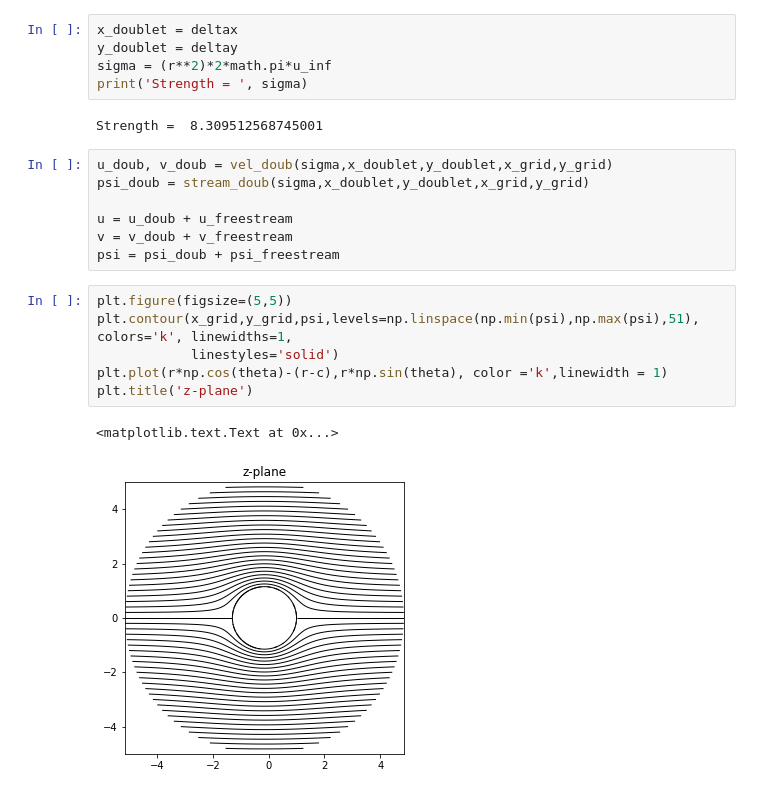
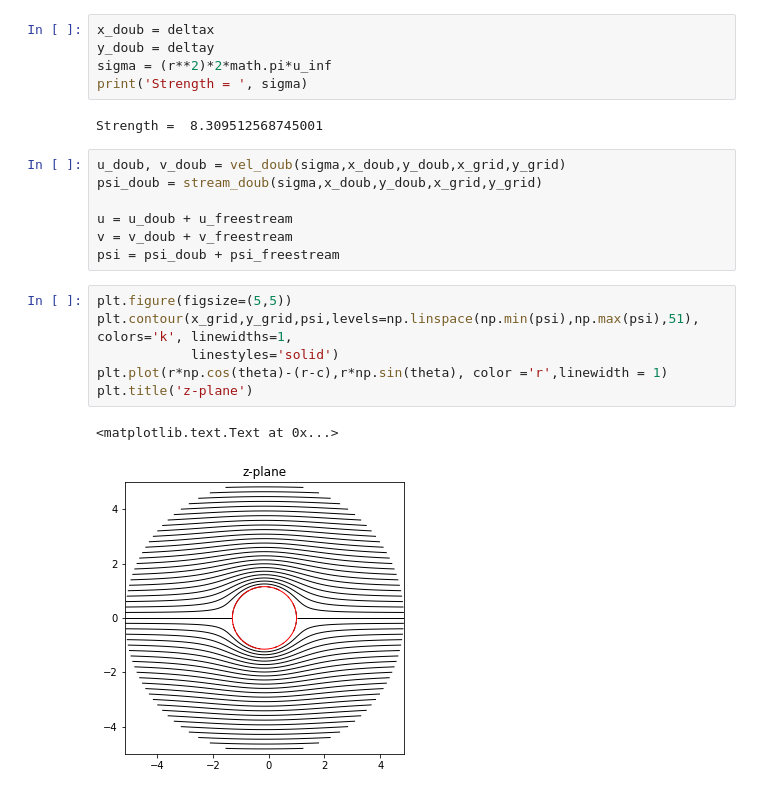
Before and after one commit to ckennedy17/mae6226, a Jupyter notebook: homework_2/homework_2.ipynb, the cells around one changed output. Drawn from its saved outputs; the diff is of its cells as text.

```diff
--- a/homework_2/homework_2.ipynb
+++ b/homework_2/homework_2.ipynb
@@ -185,15 +197,15 @@ def stream_doub(sigma, xd, yd, X, Y):
 
     return psi
 # %%
-x_doublet = deltax
-y_doublet = deltay
+x_doub = deltax
+y_doub = deltay
 sigma = (r**2)*2*math.pi*u_inf
 print('Strength = ', sigma)
 # %% [output]
 Strength =  8.309512568745001
 # %%
-u_doub, v_doub = vel_doub(sigma,x_doublet,y_doublet,x_grid,y_grid)
-psi_doub = stream_doub(sigma,x_doublet,y_doublet,x_grid,y_grid)
+u_doub, v_doub = vel_doub(sigma,x_doub,y_doub,x_grid,y_grid)
+psi_doub = stream_doub(sigma,x_doub,y_doub,x_grid,y_grid)
 
 u = u_doub + u_freestream
 v = v_doub + v_freestream
@@ -201,9 +213,9 @@ psi = psi_doub + psi_freestream
 # %%
 plt.figure(figsize=(5,5))
 plt.contour(x_grid,y_grid,psi,levels=np.linspace(np.min(psi),np.max(psi),51), colors='k', linewidths=1,
             linestyles='solid')
-plt.plot(r*np.cos(theta)-(r-c),r*np.sin(theta), color ='k',linewidth = 1)
+plt.plot(r*np.cos(theta)-(r-c),r*np.sin(theta), color ='r',linewidth = 1)
 plt.title('z-plane')
 # %% [output]
 <matplotlib.text.Text at 0x...>
-[figure, old version]
+[figure, new version]
```
Also changed, not shown: parts of 43 cells of this notebook.
